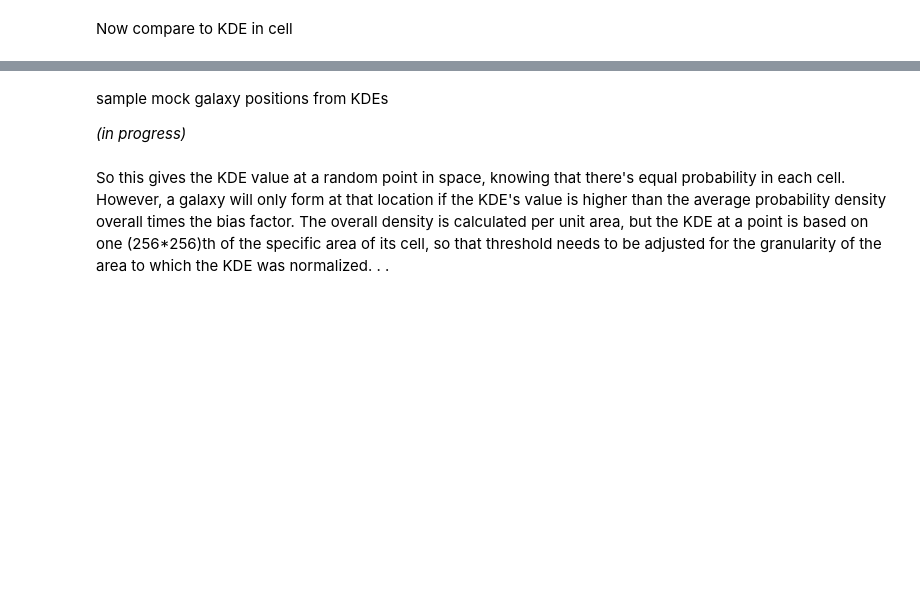
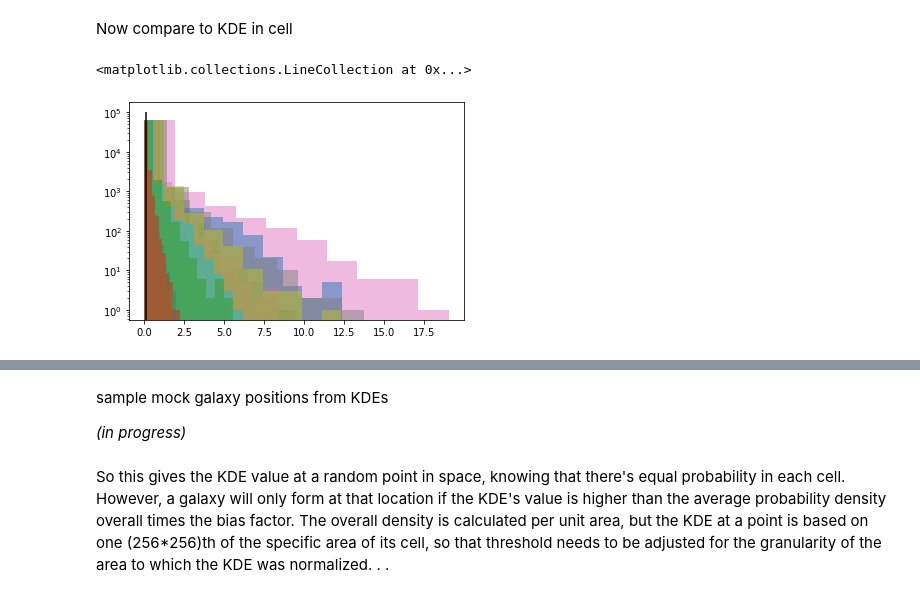
Before and after one commit to aimalz/recidivator, a Jupyter notebook: DEAR/python/RDEAR.ipynb, the cells around one changed output, grey strips where cells are left out. Drawn from its saved outputs; the diff is of its cells as text; code cells hidden in the pictures; blank space fills up the shorter version.

```diff
--- a/DEAR/python/RDEAR.ipynb
+++ b/DEAR/python/RDEAR.ipynb
@@ -149,8 +172,12 @@ for j in range(N_cells):
 # %%
 for j in range(N_cells):
     plt.hist(kde_dens[j].flatten(), alpha=0.5)
 plt.semilogy()
 plt.vlines(avg_prob_dens, 0., 1.e5)
+plt.xlabel()
+# %% [output]
+<matplotlib.collections.LineCollection at 0x...>
+[figure, added]
 # %%
 avg_prob_dens = N_cells / sum(A_SLICS)
 # %%
```
Also changed, not shown: parts of 8 cells of this notebook.
